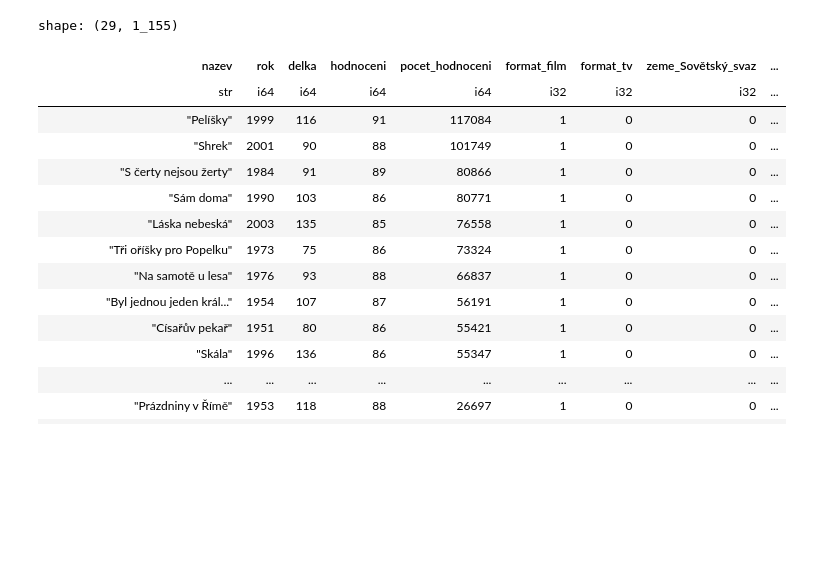
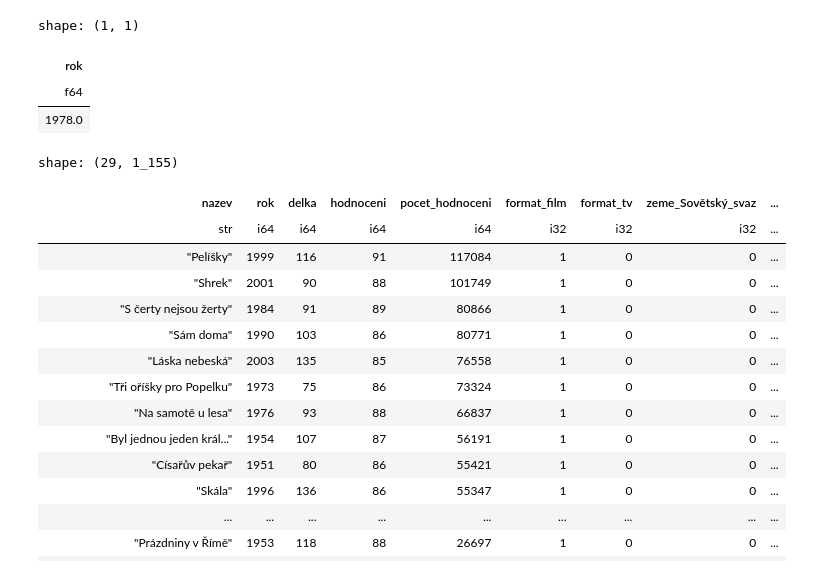
Before and after one commit to DataRozhlas/televizni-programy, a Jupyter notebook: 904b_vanocni_filmy_zkrouhnuti.ipynb, the cells around one changed output. Drawn from its saved outputs; the diff is of its cells as text; code cells hidden in the pictures; blank space fills up the shorter version.

```diff
--- a/904b_vanocni_filmy_zkrouhnuti.ipynb
+++ b/904b_vanocni_filmy_zkrouhnuti.ipynb
@@ -221,19 +221,25 @@ shape: (2, 14)
 | "https://www.csfd.cz/film/10094-p... | "film" | "10094-pysna-princezna" | "Pyšná princezna" | ["pohádka", "komedie", … "romanti... | "Československo" | 1952 | 94 | ["Bořivoj Zeman"] | ["Bořivoj Zeman", "Henryk Bloch",... | ["Alena Vránová", "Vladimír Ráž",... | ... |
 | "https://www.csfd.cz/film/14999-s... | "film" | "14999-shrek" | "Shrek" | ["animovaný", "dobrodružný", … "k... | "USA" | 2001 | 90 | ["Vicky Jenson", "Andrew Adamson"] | ["Ted Elliott", "Terry Rossio", …... | ["Mike Myers", "Eddie Murphy", … ... | ... |
 # %%
-df_pro_model = vanocni_final.with_columns(pl.col("zeme").str.split(" / "))
-neseznamove_sloupce = ['format']
+df_pro_model = vanocni_final.with_columns(pl.col("zeme").str.split(" / ")).with_columns(
+    (pl.col('rok').cast(str).str.slice(0,3) ).alias('dekada')
+)
+
+neseznamove_sloupce = ['format','dekada']
 seznamove_sloupce = ['zeme','zanry','rezie','scenar','hraji']
+
 for s in neseznamove_sloupce:
     seznam_moznosti = df_pro_model.select(pl.col(s)).unique().to_series().to_list()
     for m in seznam_moznosti:
         nazev = f'{s}_{m}'.replace(' ','_')
         df_pro_model = df_pro_model.with_columns(pl.lit(None).alias(nazev))
         df_pro_model = df_pro_model.with_columns(pl.when(pl.col(s) == m).then(pl.lit(1)).otherwise(pl.col(nazev)).alias(nazev))
+
 for s in seznamove_sloupce:
     seznam_moznosti = df_pro_model.explode(s).select(pl.col(s)).unique().to_series().to_list()
     for m in seznam_moznosti:
         nazev = f'{s}_{m}'.replace(' ','_')
         df_pro_model = df_pro_model.with_columns(pl.lit(None).alias(nazev))
         df_pro_model = df_pro_model.with_columns(pl.when(pl.col(s).list.contains(m)).then(pl.lit(1)).otherwise(pl.col(nazev)).alias(nazev))
+
 df_pro_model = df_pro_model.fill_null(0).drop(["url","format",'id','zanry','zeme','rezie','scenar','hraji','anotace'])
@@ -241,6 +267,13 @@ df_pro_model = df_pro_model.fill_null(0).drop(["url","format",'id','zanry','zeme
 os.makedirs("data/vanocni_filmy_pro_model",exist_ok=True)
 # %%
 df_pro_model.write_csv("data/vanocni_filmy_pro_model/vanocni_filmy_pro_model_komplet.csv")
+# %%
+df_pro_model.select(pl.col("rok").median())
+# %% [output]
+shape: (1, 1)
+| rok |
+| f64 |
+| 1978.0 |
 # %%
 df_pro_model
 # %% [output]
```
Also changed, not shown: parts of 2 cells of this notebook, 8 other files.
